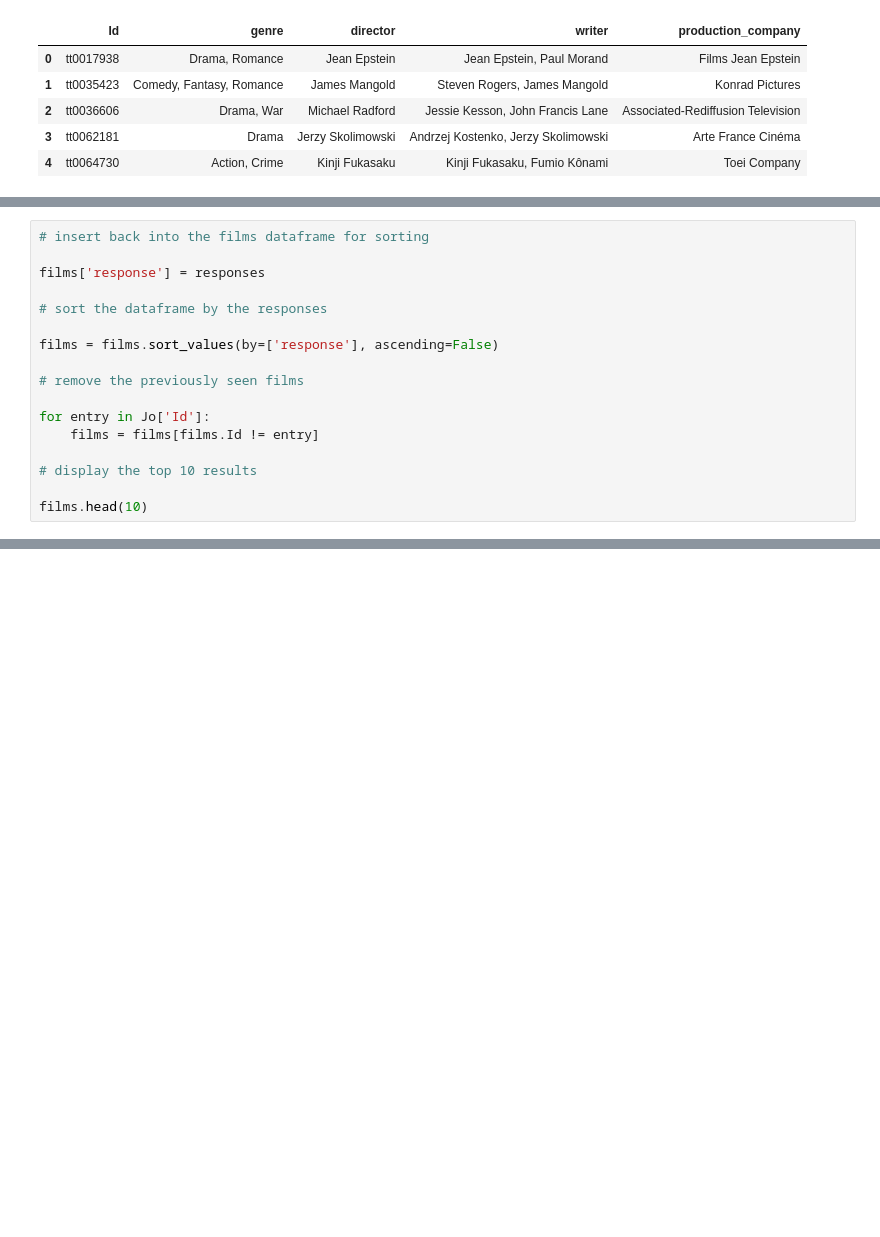
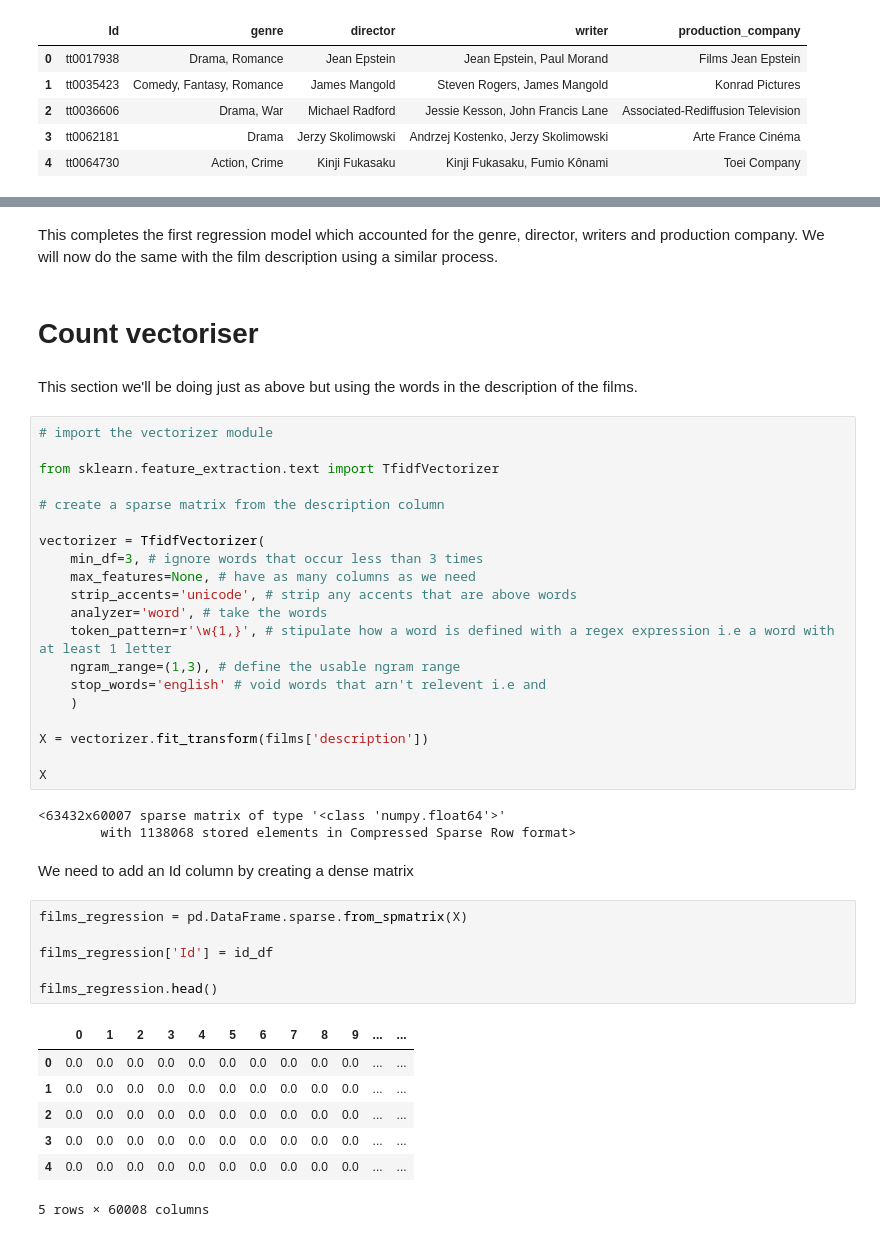
Before and after one commit to Hekkta/Film-content-based-recommender-system, a Jupyter notebook: Recommender system - regression style.ipynb, the cells around one changed output, grey strips where cells are left out. Cells and saved outputs as stored; diff of their text form; blank space fills up the shorter version.

```diff
--- a/Recommender system - regression style.ipynb
+++ b/Recommender system - regression style.ipynb
@@ -181,17 +221,0 @@ responses = responses.apply(lambda x: x[0])
-# %%
-# insert back into the films dataframe for sorting
-
-films['response'] = responses
-
-# sort the dataframe by the responses
-
-films = films.sort_values(by=['response'], ascending=False)
-
-# remove the previously seen films
-
-for entry in Jo['Id']:
-    films = films[films.Id != entry]
-
-# display the top 10 results
-
-films.head(10)
@@ -212,0 +231,45 @@ films.to_csv('regression_films.csv', index=False)
+# %% [markdown]
+This completes the first regression model which accounted for the genre, director, writers and production company. We will now do the same with the film description using a similar process.
+# %% [markdown]
+# Count vectoriser
+# %% [markdown]
+This section we'll be doing just as above but using the words in the description of the films.
+# %%
+# import the vectorizer module
+
+from sklearn.feature_extraction.text import TfidfVectorizer
+
+# create a sparse matrix from the description column
+
+vectorizer = TfidfVectorizer(
+    min_df=3, # ignore words that occur less than 3 times
+    max_features=None, # have as many columns as we need
+    strip_accents='unicode', # strip any accents that are above words
+    analyzer='word', # take the words
+    token_pattern=r'\w{1,}', # stipulate how a word is defined with a regex expression i.e a word with at least 1 letter
+    ngram_range=(1,3), # define the usable ngram range
+    stop_words='english' # void words that arn't relevent i.e and
+    )
+
+X = vectorizer.fit_transform(films['description'])
+
+X
+# %% [output]
+<63432x60007 sparse matrix of type '<class 'numpy.float64'>'
+        with 1138068 stored elements in Compressed Sparse Row format>
+# %% [markdown]
+We need to add an Id column by creating a dense matrix
+# %%
+films_regression = pd.DataFrame.sparse.from_spmatrix(X)
+
+films_regression['Id'] = id_df
+
+films_regression.head()
+# %% [output]
+|  | 0 | 1 | 2 | 3 | 4 | 5 | 6 | 7 | 8 | 9 | ... | ... |
+| 0 | 0.0 | 0.0 | 0.0 | 0.0 | 0.0 | 0.0 | 0.0 | 0.0 | 0.0 | 0.0 | ... | ... |
+| 1 | 0.0 | 0.0 | 0.0 | 0.0 | 0.0 | 0.0 | 0.0 | 0.0 | 0.0 | 0.0 | ... | ... |
+| 2 | 0.0 | 0.0 | 0.0 | 0.0 | 0.0 | 0.0 | 0.0 | 0.0 | 0.0 | 0.0 | ... | ... |
+| 3 | 0.0 | 0.0 | 0.0 | 0.0 | 0.0 | 0.0 | 0.0 | 0.0 | 0.0 | 0.0 | ... | ... |
+| 4 | 0.0 | 0.0 | 0.0 | 0.0 | 0.0 | 0.0 | 0.0 | 0.0 | 0.0 | 0.0 | ... | ... |
+5 rows × 60008 columns
```
Also changed, not shown: parts of 33 cells of this notebook.
